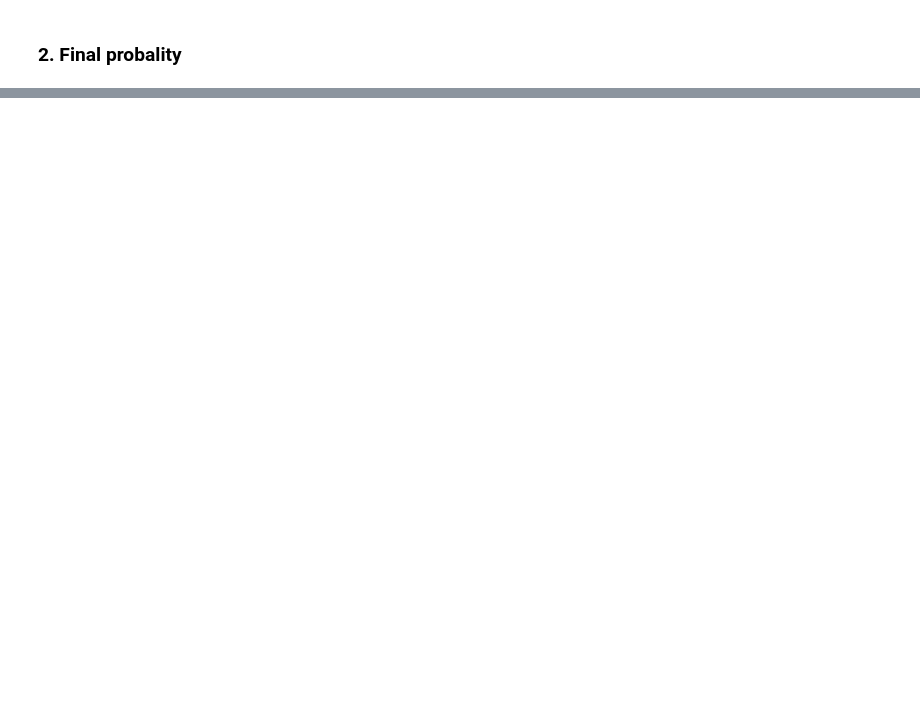
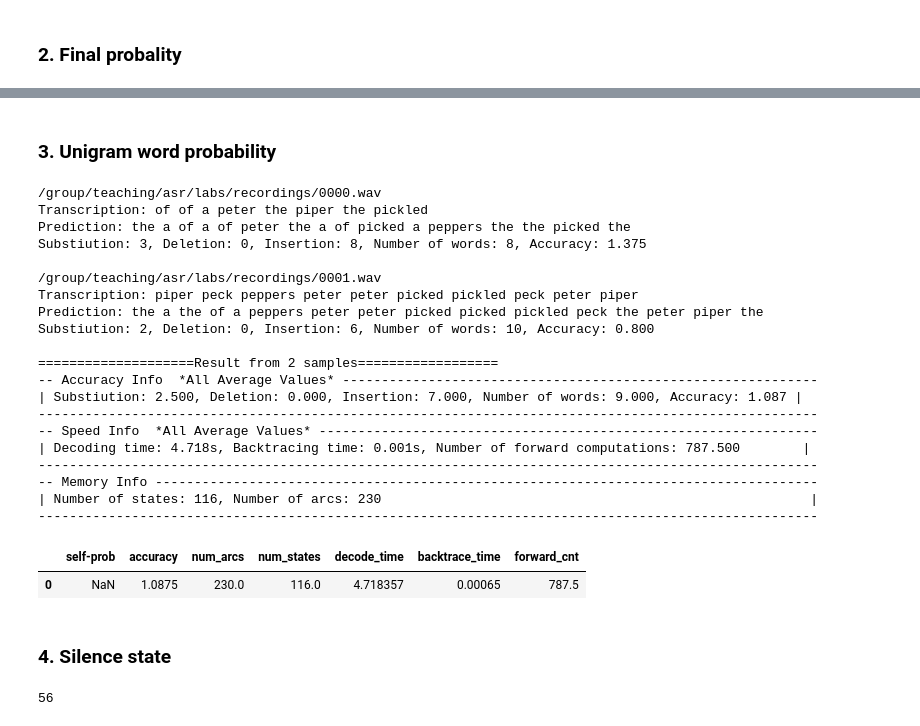
Before and after one commit to LIM-june/INFR11033_assignment, a Jupyter notebook: assignment.ipynb, the cells around one changed output, grey strips where cells are left out. Cells and saved outputs as stored; diff of their text form; code cells hidden in the pictures; blank space fills up the shorter version.

Commit message:
added unigram model, silence model

```diff
--- a/assignment.ipynb
+++ b/assignment.ipynb
@@ -657,0 +708,60 @@ Transcription: peck of peck pickled pickled picked piper peck picked a
+# %% [markdown]
+### 3. Unigram word probability
+# %%
+word_count = dict()
+for word in lex.keys():
+    word_count[word] = 0
+
+word_count_all = 0
+for file in glob.glob('/group/teaching/asr/labs/recordings/*.wav'):
+    transcript = read_transcription(file)
+    tmp_words = transcript.split()
+    word_count_all += len(tmp_words)
+    for word in tmp_words:
+        word_count[word] += 1
+
+for word in word_count.keys():
+    word_count[word] /= word_count_all
+
+result_df_2_3 = pd.DataFrame(columns=["self-prob", "accuracy","num_arcs",
+                                      "num_states","decode_time", "backtrace_time", "forward_cnt"])
+asr = ASR(BaselineWfst, BaselineViterbiDecoder, '/group/teaching/asr/labs/recordings/*.wav',
+          sample_num=CFG.sample_num, uni_prob_dict=word_count)
+tmp = pd.Series([None, asr.accuracy, asr.num_arcs, asr.wfst.num_states(),
+                     asr.decode_time, asr.backtrace_time, asr.forward_cnt], index=result_df_2_3.columns, name=0)
+result_df_2_3 = result_df_2_3.append(tmp)
+result_df_2_3.to_csv("task_2_uni_prob_df.csv",index=False)
+result_df_2_3
+# %% [output]
+/group/teaching/asr/labs/recordings/0000.wav
+Transcription: of of a peter the piper the pickled
+Prediction: the a of a of peter the a of picked a peppers the the picked the
+Substiution: 3, Deletion: 0, Insertion: 8, Number of words: 8, Accuracy: 1.375
+
+/group/teaching/asr/labs/recordings/0001.wav
+Transcription: piper peck peppers peter peter picked pickled peck peter piper
+Prediction: the a the of a peppers peter peter picked picked pickled peck the peter piper the
+Substiution: 2, Deletion: 0, Insertion: 6, Number of words: 10, Accuracy: 0.800
+
+====================Result from 2 samples==================
+-- Accuracy Info  *All Average Values* -------------------------------------------------------------
+| Substiution: 2.500, Deletion: 0.000, Insertion: 7.000, Number of words: 9.000, Accuracy: 1.087 |
+----------------------------------------------------------------------------------------------------
+-- Speed Info  *All Average Values* ----------------------------------------------------------------
+| Decoding time: 4.718s, Backtracing time: 0.001s, Number of forward computations: 787.500        |
+----------------------------------------------------------------------------------------------------
+-- Memory Info -------------------------------------------------------------------------------------
+| Number of states: 116, Number of arcs: 230                                                       |
+----------------------------------------------------------------------------------------------------
+|  | self-prob | accuracy | num_arcs | num_states | decode_time | backtrace_time | forward_cnt |
+| 0 | NaN | 1.0875 | 230.0 | 116.0 | 4.718357 | 0.00065 | 787.5 |
+# %% [markdown]
+### 4. Silence state
+# %%
+state_table.add_symbol("sli_1")
+state_table.add_symbol("sli_2")
+state_table.add_symbol("sli_3")
+state_table.add_symbol("sli_4")
+state_table.add_symbol("sli_5")
+# %% [output]
+56
```
Also changed, not shown: parts of 13 cells of this notebook, 5 other files.
